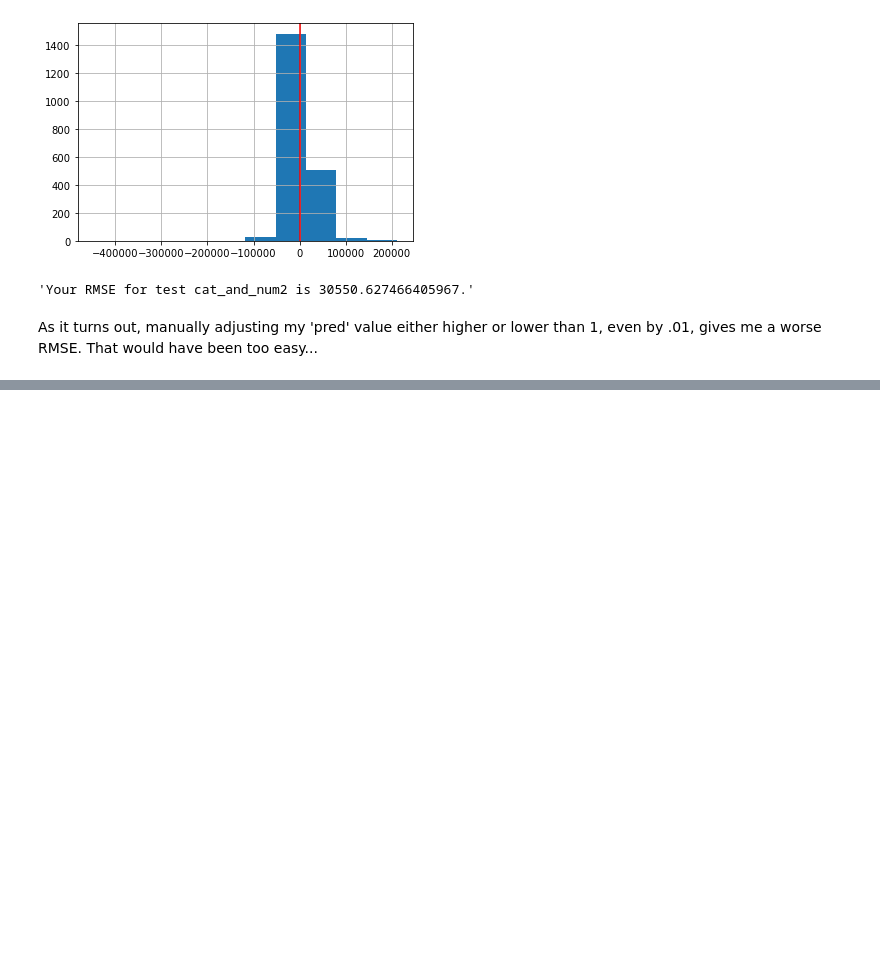
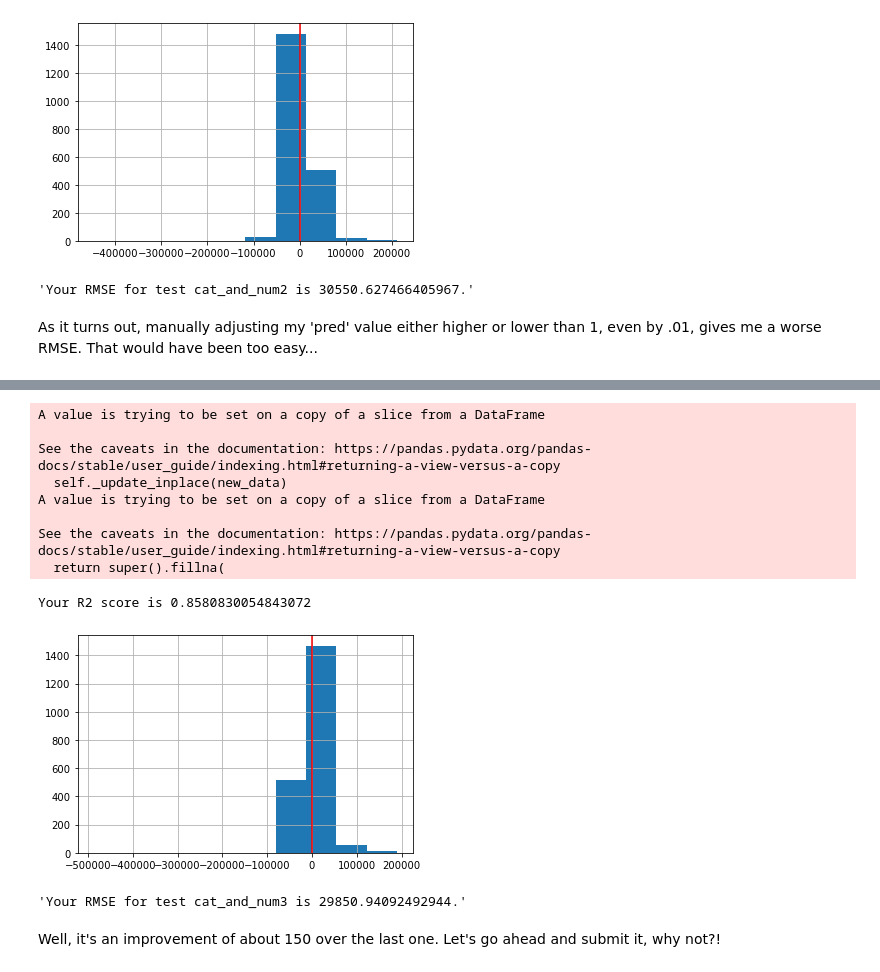
Before and after one commit to griffinwt/Ames_housing, a Jupyter notebook: Training.ipynb, the cells around one changed output, grey strips where cells are left out. Cells and saved outputs as stored; diff of their text form; code cells hidden in the pictures; blank space fills up the shorter version.

```diff
--- a/Training.ipynb
+++ b/Training.ipynb
@@ -430,0 +548,45 @@ As it turns out, manually adjusting my 'pred' value either higher or lower than
+# %%
+#accepts df name, test_name, features list, any feature columns that need to be dummified
+def make_model(df, test_name, features, dum_cols):
+    X = df[features] #will make nan (should only be numerical) values zeroes
+    X['mas_vnr_area'].fillna(X['mas_vnr_area'].mean(), inplace=True) #filling in mean for this column's nans
+    X.fillna(0, inplace=True) #fill rest of numerical nans with 0
+    if dum_cols != 0: #if you need to get dummies in any categorical columns, it happens here, otherwise enter '0'
+        X = pd.get_dummies(X, columns=dum_cols, drop_first=True)
+    y = df['saleprice'] #add target
+    lr = LinearRegression()
+    lr.fit(X, y)
+    print(f'Your R2 score is {lr.score(X, y)}')
+    pred = lr.predict(X)
+    #pred = [n*1for n in pred]
+    residuals = y - pred #these are the residuals
+    residuals.hist()
+    plt.axvline(0, color = 'red')
+    plt.show()
+    return f'Your RMSE for test {test_name} is {metrics.mean_squared_error(y, pred)**.5}.'
+# %%
+home2['mas_cat'] = 'other'
+home2.loc[(home2['mas_vnr_type'] == 'BrkFace') | (home2['mas_vnr_type'] == 'BrkCmn'), 'mas_cat']='Brk'
+home2.loc[home2['mas_vnr_type'] == 'Stone', 'mas_cat']='Stone'
+#other will include "None", nans, and any potential cinderblock houses (none in test data)
+# %%
+cat_features = ['ms_cat', 'n_cat', 'bldg_type', 'h_cat', 'central_air', 'k_cat', 'st_cat', 'ex_cat', 'hs_cat', 'mas_cat']
+features = ['overall_qual', 'year_built', 'year_remod/add', 'total_bsmt_sf', 'gr_liv_area', 'full_bath', 'garage_area',
+           'mas_vnr_area', 'totrms_abvgrd', 'fireplaces', 'bsmtfin_sf_1']
+all_feat = cat_features + features
+# %%
+make_model(home2, 'cat_and_num3', all_feat, cat_features)
+# %% [output]
+A value is trying to be set on a copy of a slice from a DataFrame
+
+See the caveats in the documentation: https://pandas.pydata.org/pandas-docs/stable/user_guide/indexing.html#returning-a-view-versus-a-copy
+  self._update_inplace(new_data)
+A value is trying to be set on a copy of a slice from a DataFrame
+
+See the caveats in the documentation: https://pandas.pydata.org/pandas-docs/stable/user_guide/indexing.html#returning-a-view-versus-a-copy
+  return super().fillna(
+Your R2 score is 0.8580830054843072
+[figure, added]
+'Your RMSE for test cat_and_num3 is 29850.94092492944.'
+# %% [markdown]
+Well, it's an improvement of about 150 over the last one. Let's go ahead and submit it, why not?!
```
Also changed, not shown: parts of 24 cells of this notebook, 5 other files.
